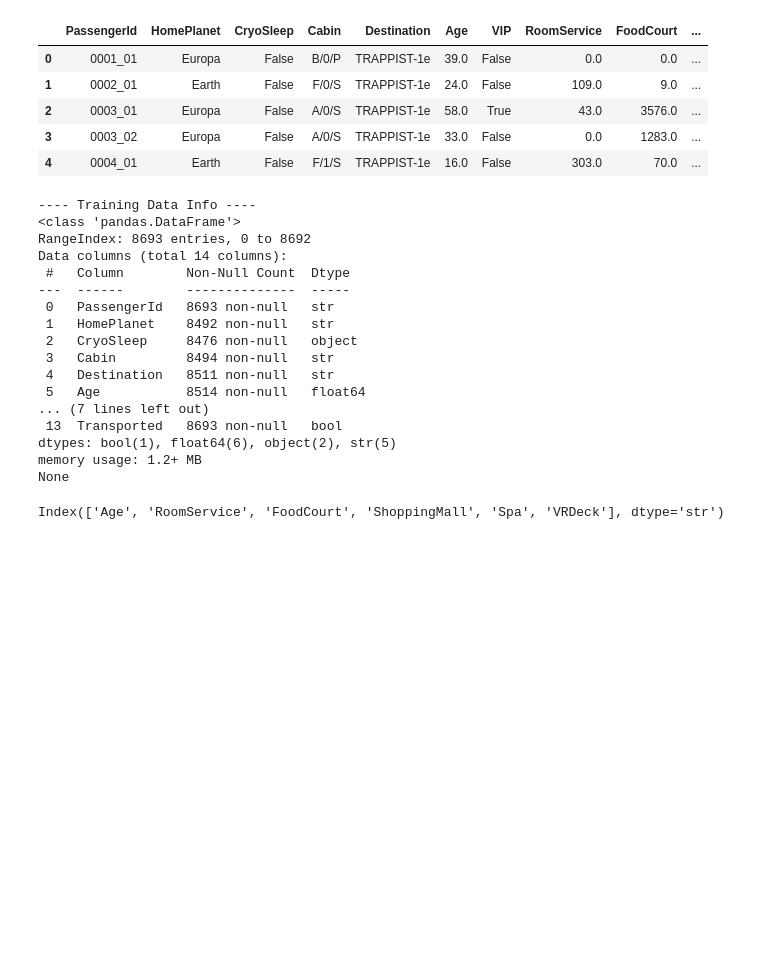
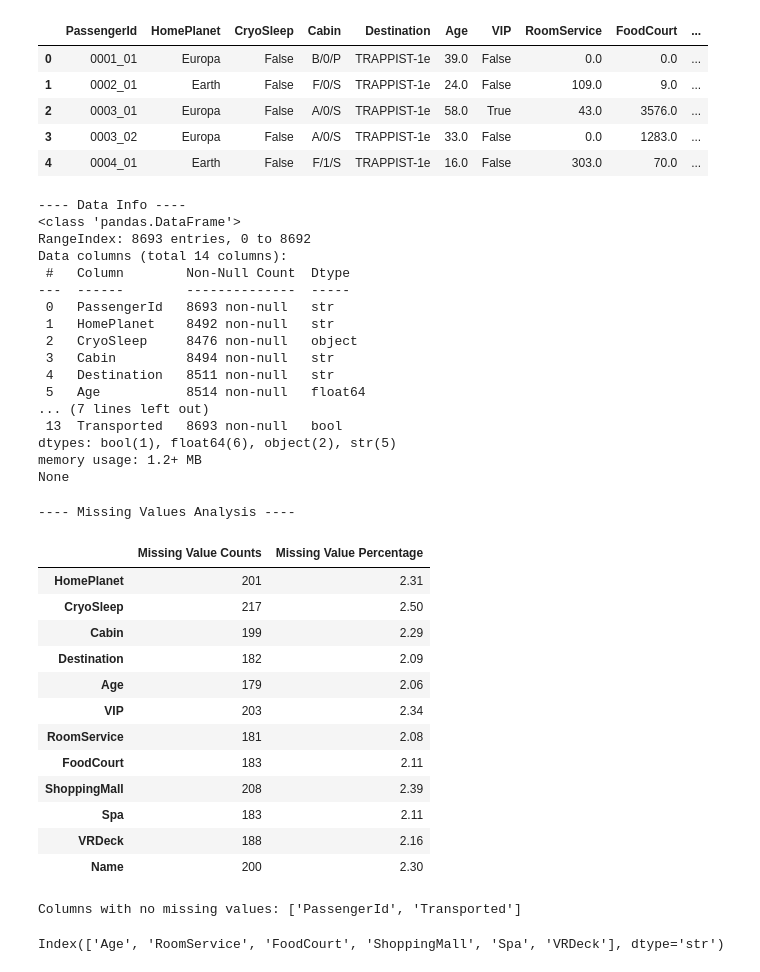
Before and after one commit to Htet-Khant-Linn/spaceship-titanic-ml-app, a Jupyter notebook: model_development.ipynb, the cells around one changed output. Saved outputs shown, nothing was run; the diff lists cells and outputs as text; code cells hidden in the pictures; blank space fills up the shorter version.

```diff
--- a/model_development.ipynb
+++ b/model_development.ipynb
@@ -21,10 +21,10 @@ Training data shape: (8693, 14)
 | 3 | 0003_02 | Europa | False | A/0/S | TRAPPIST-1e | 33.0 | False | 0.0 | 1283.0 | ... |
 | 4 | 0004_01 | Earth | False | F/1/S | TRAPPIST-1e | 16.0 | False | 303.0 | 70.0 | ... |
 # %%
-print("\n---- Training Data Info ----")
+print("\n---- Data Info ----")
 print(df.info())
 # %% [output]
----- Training Data Info ----
+---- Data Info ----
 <class 'pandas.DataFrame'>
 RangeIndex: 8693 entries, 0 to 8692
 Data columns (total 14 columns):
@@ -41,6 +41,32 @@ Data columns (total 14 columns):
 dtypes: bool(1), float64(6), object(2), str(5)
 memory usage: 1.2+ MB
 None
+# %%
+print("\n---- Missing Values Analysis ----")
+missing_summary = pd.DataFrame({
+    'Missing Value Counts' : df.isnull().sum(),
+    'Missing Value Percentage' : (df.isnull().sum()/len(df)*100).round(2)
+    })
+
+display(missing_summary[missing_summary['Missing Value Counts']>0])
+
+print(f"Columns with no missing values: {missing_summary[missing_summary['Missing Value Counts']==0].index.tolist()}")
+# %% [output]
+---- Missing Values Analysis ----
+|  | Missing Value Counts | Missing Value Percentage |
+| HomePlanet | 201 | 2.31 |
+| CryoSleep | 217 | 2.50 |
+| Cabin | 199 | 2.29 |
+| Destination | 182 | 2.09 |
+| Age | 179 | 2.06 |
+| VIP | 203 | 2.34 |
+| RoomService | 181 | 2.08 |
+| FoodCourt | 183 | 2.11 |
+| ShoppingMall | 208 | 2.39 |
+| Spa | 183 | 2.11 |
+| VRDeck | 188 | 2.16 |
+| Name | 200 | 2.30 |
+Columns with no missing values: ['PassengerId', 'Transported']
 # %%
 # outlier analysis
 
```
Also changed, not shown: parts of 10 cells of this notebook.
